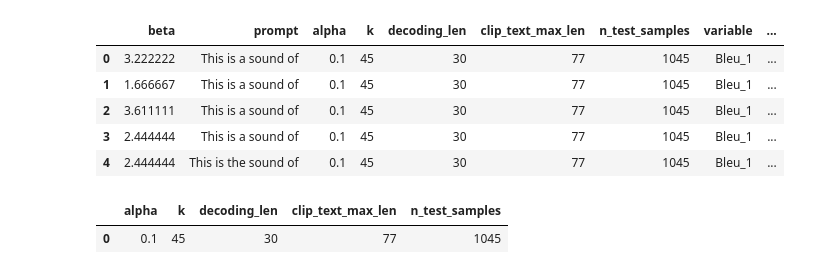
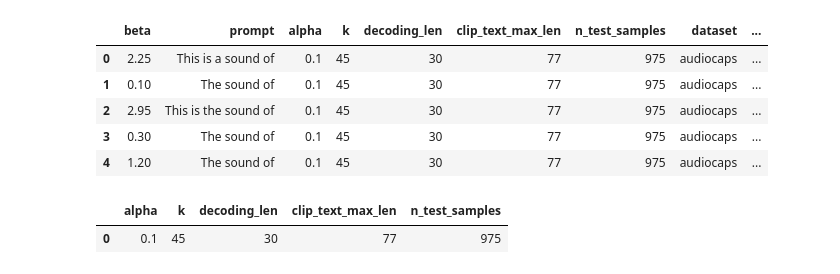
Before and after one commit to SFauth/AAC-using-large-language-models, a Jupyter notebook: image_captioning/evaluation/analyze_eval_res.ipynb, the cells around one changed output. Drawn from its saved outputs; the diff is of its cells as text; code cells hidden in the pictures.

```diff
--- a/image_captioning/evaluation/analyze_eval_res.ipynb
+++ b/image_captioning/evaluation/analyze_eval_res.ipynb
@@ -14,21 +14,21 @@ for file in result_files:
 # %%
 #result_file = glob.glob('*.json')[0]
 #f = open(result_file)
 #data = json.load(f)
 
 data = pd.DataFrame.from_records(result_jsons)
-data_long = pd.melt(data, id_vars=["beta", "prompt", "alpha", "k", "decoding_len", "clip_text_max_len", "n_test_samples"])
+data_long = pd.melt(data, id_vars=["beta", "prompt", "alpha", "k", "decoding_len", "clip_text_max_len", "n_test_samples", "dataset", "included_prompt_in_magic", "CLAP_type"])
 data_long.head()
 # %% [output]
-|  | beta | prompt | alpha | k | decoding_len | clip_text_max_len | n_test_samples | variable | ... |
-| 0 | 3.222222 | This is a sound of | 0.1 | 45 | 30 | 77 | 1045 | Bleu_1 | ... |
-| 1 | 1.666667 | This is a sound of | 0.1 | 45 | 30 | 77 | 1045 | Bleu_1 | ... |
-| 2 | 3.611111 | This is a sound of | 0.1 | 45 | 30 | 77 | 1045 | Bleu_1 | ... |
-| 3 | 2.444444 | This is a sound of | 0.1 | 45 | 30 | 77 | 1045 | Bleu_1 | ... |
-| 4 | 2.444444 | This is the sound of | 0.1 | 45 | 30 | 77 | 1045 | Bleu_1 | ... |
+|  | beta | prompt | alpha | k | decoding_len | clip_text_max_len | n_test_samples | dataset | ... |
+| 0 | 2.25 | This is a sound of | 0.1 | 45 | 30 | 77 | 975 | audiocaps | ... |
+| 1 | 0.10 | The sound of | 0.1 | 45 | 30 | 77 | 975 | audiocaps | ... |
+| 2 | 2.95 | This is the sound of | 0.1 | 45 | 30 | 77 | 975 | audiocaps | ... |
+| 3 | 0.30 | The sound of | 0.1 | 45 | 30 | 77 | 975 | audiocaps | ... |
+| 4 | 1.20 | The sound of | 0.1 | 45 | 30 | 77 | 975 | audiocaps | ... |
 # %%
 data_long[["alpha", "k", "decoding_len", "clip_text_max_len", "n_test_samples"]].head(1)
 # %% [output]
 |  | alpha | k | decoding_len | clip_text_max_len | n_test_samples |
-| 0 | 0.1 | 45 | 30 | 77 | 1045 |
+| 0 | 0.1 | 45 | 30 | 77 | 975 |
 # %%
```
Also changed, not shown: parts of 1 cell of this notebook, 18 other files.
